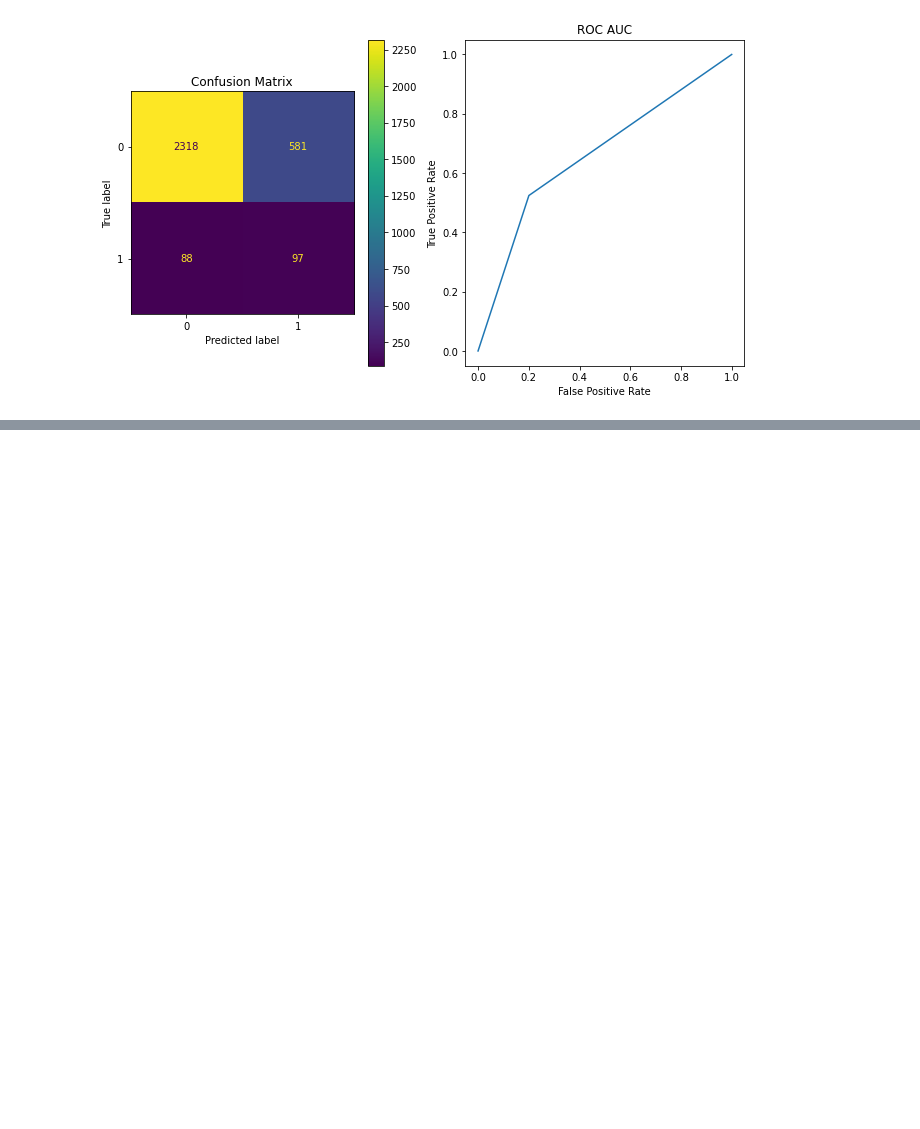
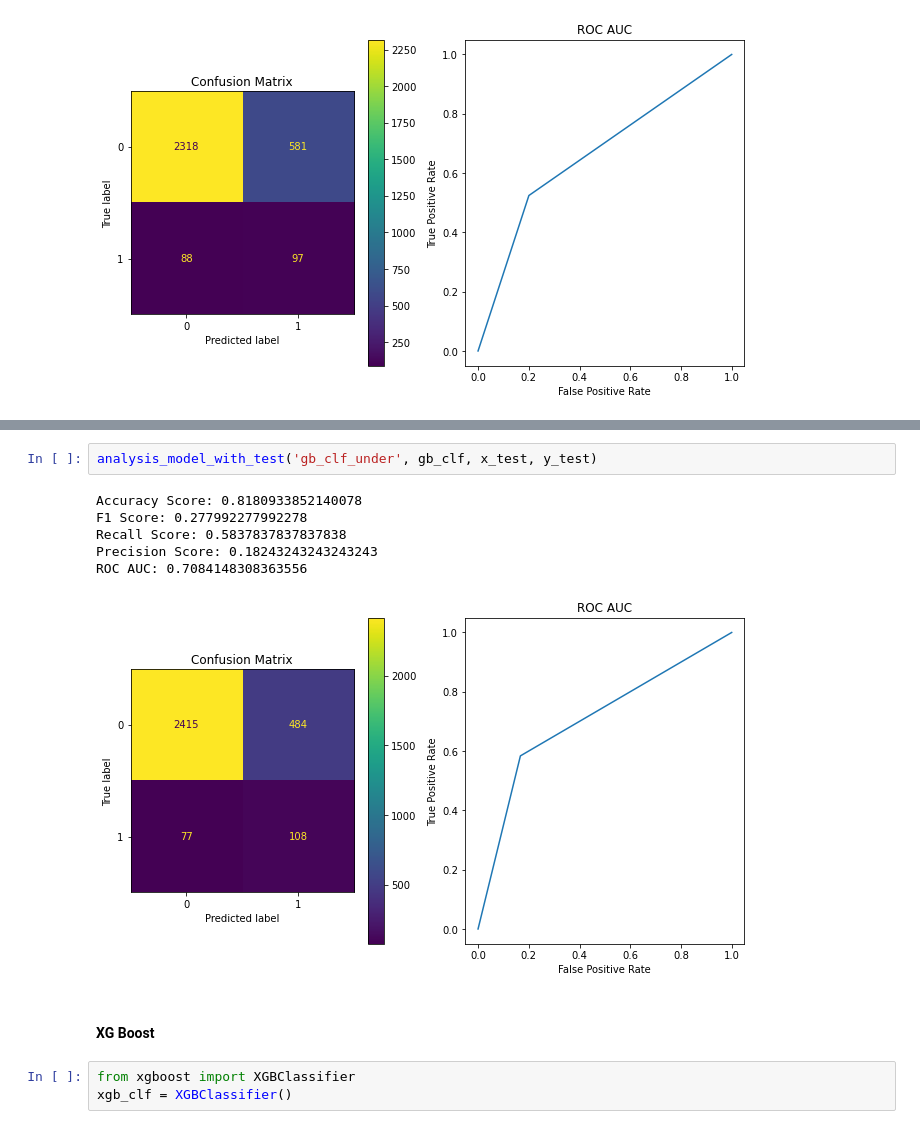
Before and after one commit to MohammadRouintan/Vehicle-Insurance-Claim-Fraud-Detection-Classification, a Jupyter notebook: VehicleInsuranceCLASSIFICATION.ipynb, the cells around one changed output, grey strips where cells are left out. Cells and saved outputs as stored; diff of their text form; blank space fills up the shorter version.

```diff
--- a/VehicleInsuranceCLASSIFICATION.ipynb
+++ b/VehicleInsuranceCLASSIFICATION.ipynb
@@ -769,0 +815,14 @@ ROC AUC: 0.6619551942421897
+# %%
+analysis_model_with_test('gb_clf_under', gb_clf, x_test, y_test)
+# %% [output]
+Accuracy Score: 0.8180933852140078
+F1 Score: 0.277992277992278
+Recall Score: 0.5837837837837838
+Precision Score: 0.18243243243243243
+ROC AUC: 0.7084148308363556
+[figure, added]
+# %% [markdown]
+#### XG Boost
+# %%
+from xgboost import XGBClassifier
+xgb_clf = XGBClassifier()
```
Also changed, not shown: parts of 48 cells of this notebook.
